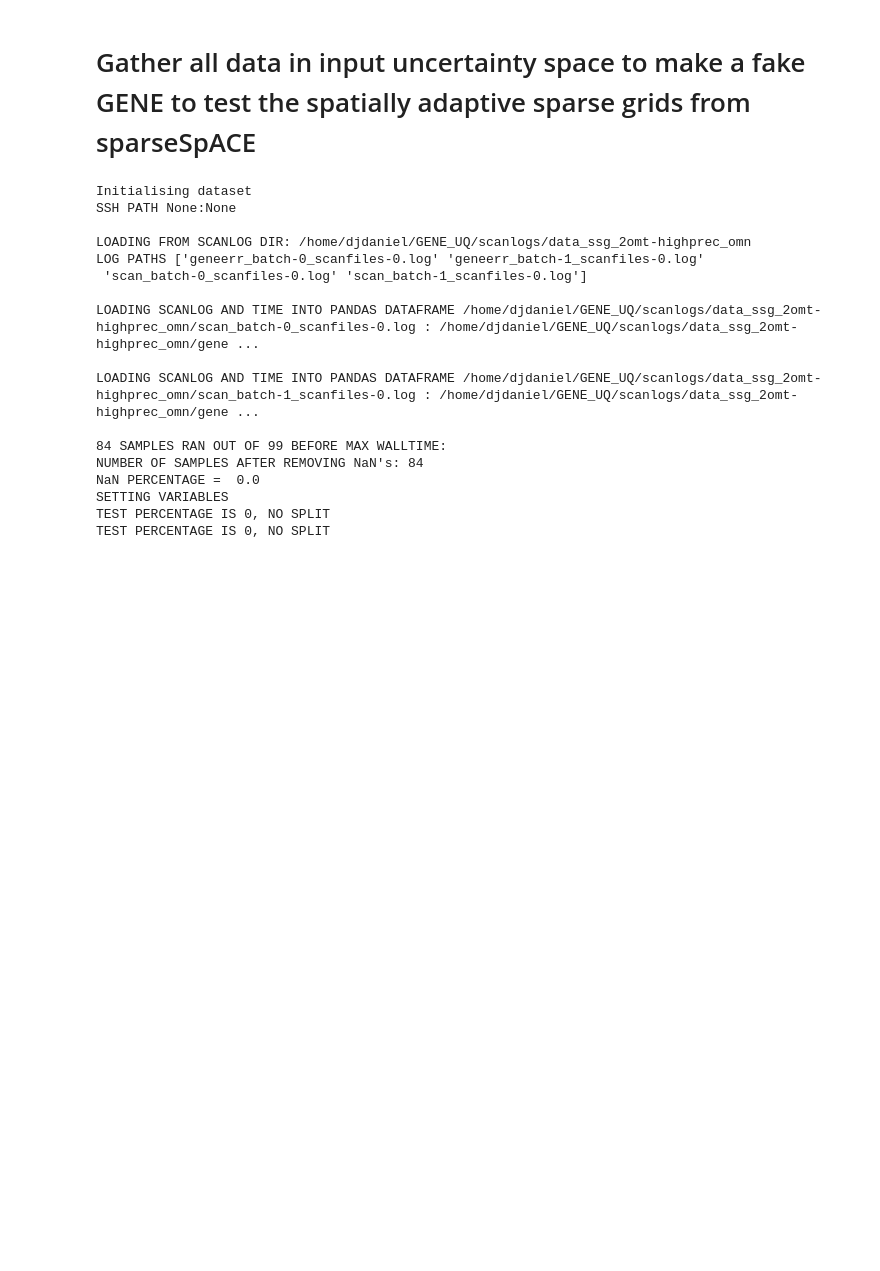
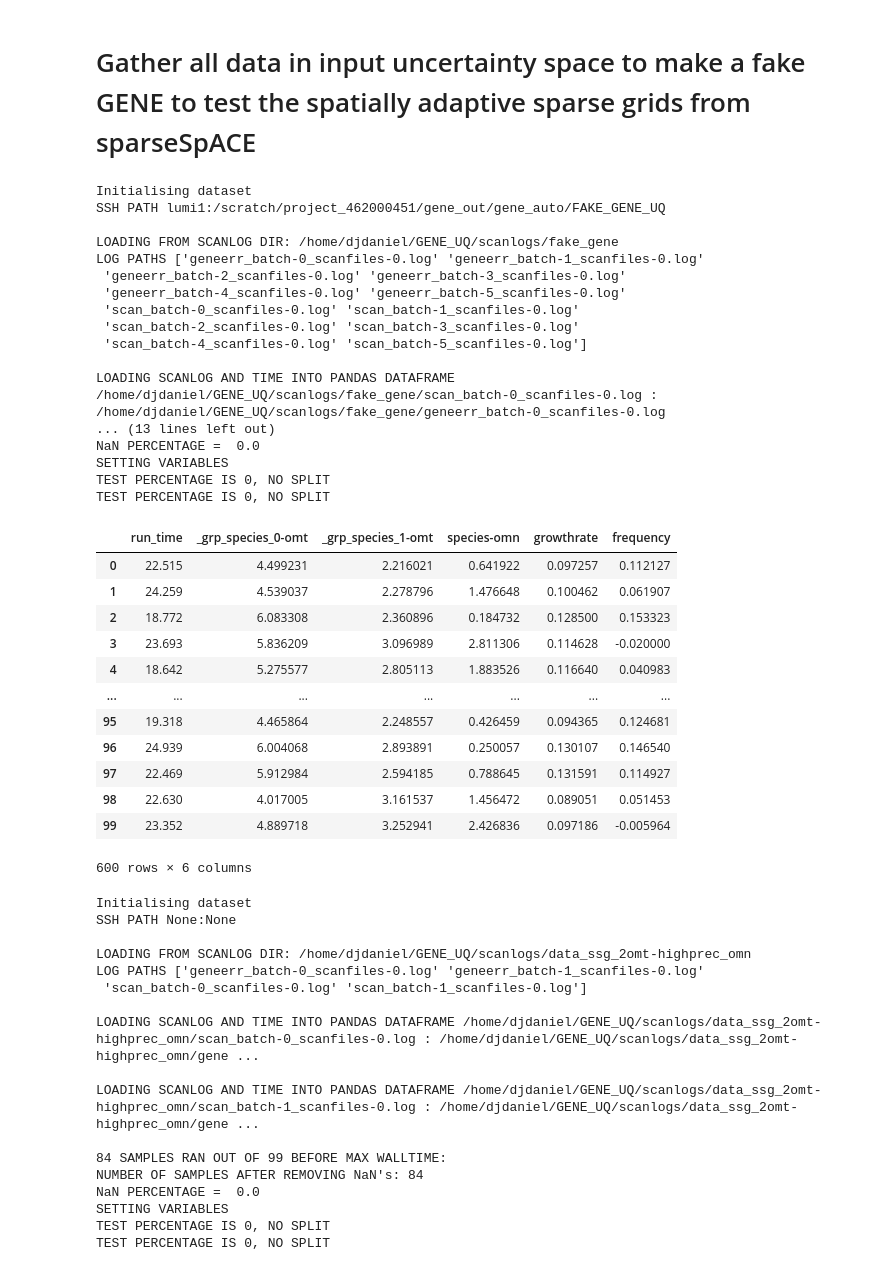
Before and after one commit to DanHarJor/GENE_UQ, a Jupyter notebook: sparseSpACE.ipynb, the cells around one changed output. Drawn from its saved outputs; the diff is of its cells as text; code cells hidden in the pictures; blank space fills up the shorter version.

```diff
--- a/sparseSpACE.ipynb
+++ b/sparseSpACE.ipynb
@@ -5,5 +47,44 @@
 # %% [markdown]
 # Gather all data in input uncertainty space to make a fake GENE to test the spatially adaptive sparse grids from sparseSpACE
+# %%
+from GENE_ML.gene_ml.dataset.ScanData import ScanData
+from config import config
+data_set_fake_gene = ScanData('fake_gene', parser=datagen_uniform.parser, host=config.host, remote_path=datagen_uniform.remote_save_dir,  test_percentage=0)
+data_set_fake_gene.df.insert(1,'omt1',data_set_fake_gene.df.pop('omt1'))
+data_set_fake_gene.df.rename(columns={'omt1':parameters[0], 'omt2':parameters[1], 'omn1': parameters[2]}, inplace=True)
+data_set_fake_gene.set_from_df()
+data_set_fake_gene.df
+# %% [output]
+Initialising dataset
+SSH PATH lumi1:/scratch/project_462000451/gene_out/gene_auto/FAKE_GENE_UQ
+
+LOADING FROM SCANLOG DIR: /home/djdaniel/GENE_UQ/scanlogs/fake_gene
+LOG PATHS ['geneerr_batch-0_scanfiles-0.log' 'geneerr_batch-1_scanfiles-0.log'
+ 'geneerr_batch-2_scanfiles-0.log' 'geneerr_batch-3_scanfiles-0.log'
+ 'geneerr_batch-4_scanfiles-0.log' 'geneerr_batch-5_scanfiles-0.log'
+ 'scan_batch-0_scanfiles-0.log' 'scan_batch-1_scanfiles-0.log'
+ 'scan_batch-2_scanfiles-0.log' 'scan_batch-3_scanfiles-0.log'
+ 'scan_batch-4_scanfiles-0.log' 'scan_batch-5_scanfiles-0.log']
+
+LOADING SCANLOG AND TIME INTO PANDAS DATAFRAME /home/djdaniel/GENE_UQ/scanlogs/fake_gene/scan_batch-0_scanfiles-0.log : /home/djdaniel/GENE_UQ/scanlogs/fake_gene/geneerr_batch-0_scanfiles-0.log
+... (13 lines left out)
+NaN PERCENTAGE =  0.0
+SETTING VARIABLES
+TEST PERCENTAGE IS 0, NO SPLIT
+TEST PERCENTAGE IS 0, NO SPLIT
+|  | run_time | _grp_species_0-omt | _grp_species_1-omt | species-omn | growthrate | frequency |
+| 0 | 22.515 | 4.499231 | 2.216021 | 0.641922 | 0.097257 | 0.112127 |
+| 1 | 24.259 | 4.539037 | 2.278796 | 1.476648 | 0.100462 | 0.061907 |
+| 2 | 18.772 | 6.083308 | 2.360896 | 0.184732 | 0.128500 | 0.153323 |
+| 3 | 23.693 | 5.836209 | 3.096989 | 2.811306 | 0.114628 | -0.020000 |
+| 4 | 18.642 | 5.275577 | 2.805113 | 1.883526 | 0.116640 | 0.040983 |
+| ... | ... | ... | ... | ... | ... | ... |
+| 95 | 19.318 | 4.465864 | 2.248557 | 0.426459 | 0.094365 | 0.124681 |
+| 96 | 24.939 | 6.004068 | 2.893891 | 0.250057 | 0.130107 | 0.146540 |
+| 97 | 22.469 | 5.912984 | 2.594185 | 0.788645 | 0.131591 | 0.114927 |
+| 98 | 22.630 | 4.017005 | 3.161537 | 1.456472 | 0.089051 | 0.051453 |
+| 99 | 23.352 | 4.889718 | 3.252941 | 2.426836 | 0.097186 | -0.005964 |
+600 rows × 6 columns
 # %%
 from GENE_ML.gene_ml.parsers.GENEparser import GENE_scan_parser
 from GENE_ML.gene_ml.dataset.ScanData import ScanData
```
Also changed, not shown: parts of 16 cells of this notebook, 7 other files.
